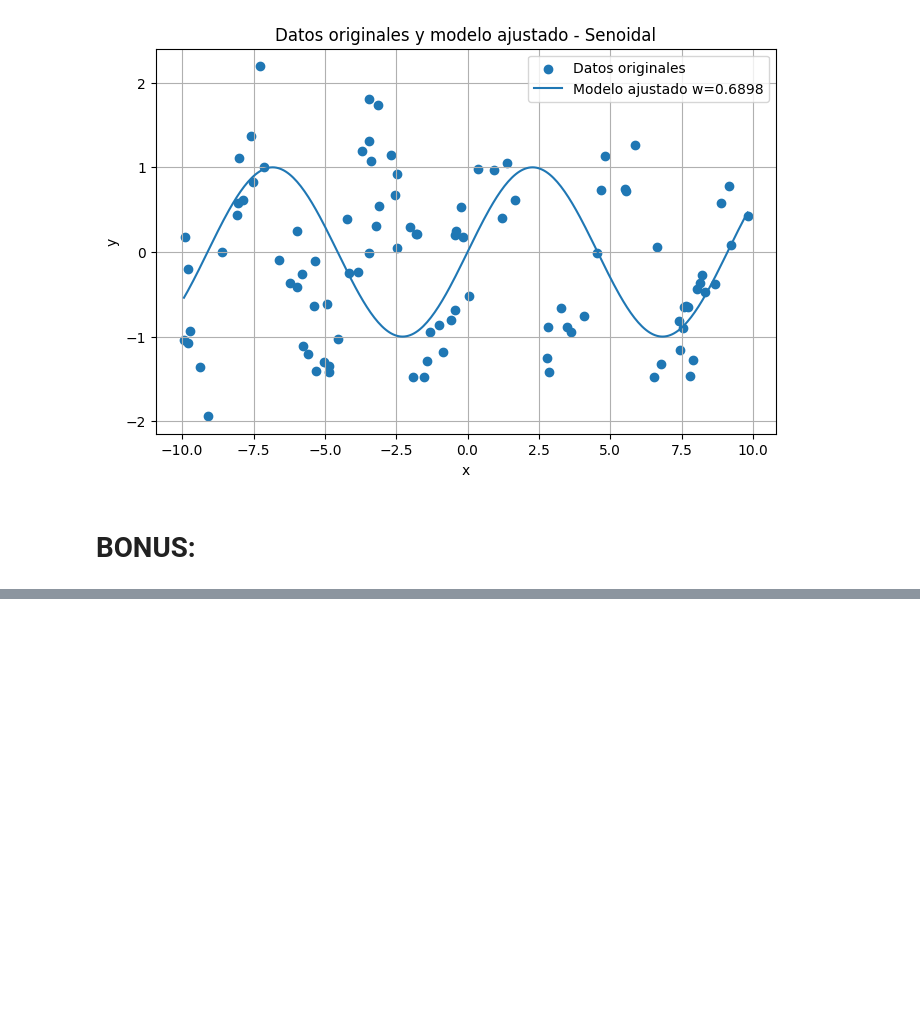
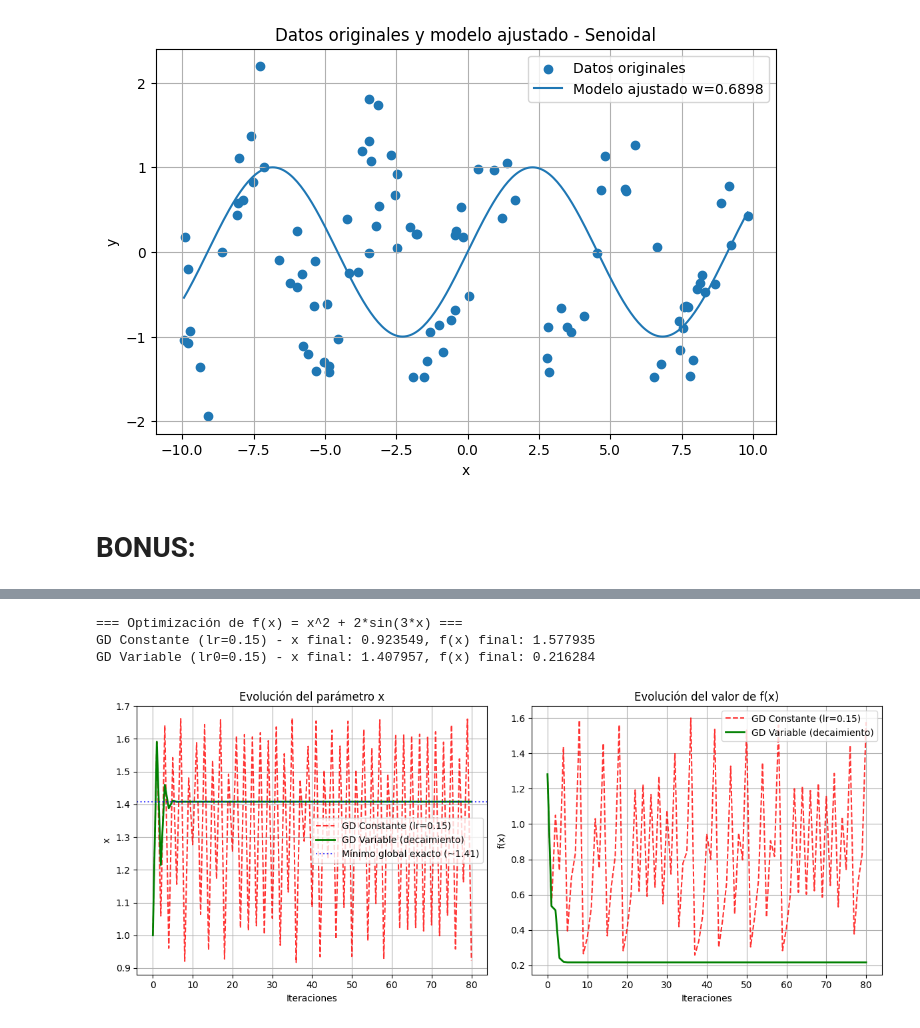
Before and after one commit to belenferreir/Calculo_tarea2, a Jupyter notebook: project.ipynb, the cells around one changed output, grey strips where cells are left out. Saved outputs shown, nothing was run; the diff lists cells and outputs as text; code cells hidden in the pictures; blank space fills up the shorter version.

Commit message:
bonus_completo

```diff
--- a/project.ipynb
+++ b/project.ipynb
@@ -263,0 +405,66 @@ for nombre, res in resultados.items():
+# %%
+# Implementación de GD con learning rate variable (decaimiento por raíz cuadrada)
+def descenso_gradiente_variable(f: Function, x0: float, lr0: float, max_iter: int = 100):
+    x_val = x0
+    df = f.derivative()
+    history = [x_val]
+    for k in range(max_iter):
+        # Programación de tasa de aprendizaje: decaimiento por raíz cuadrada
+        lr = lr0 / np.sqrt(k + 1)
+        grad = df.eval(x_val)
+        x_val = x_val - lr * grad
+        history.append(x_val)
+    return x_val, history
+
+# Parámetros del experimento
+x0_val = 1.0
+lr0_val = 0.15      # Una tasa de aprendizaje constante de 0.15 causa oscilaciones estables e impide la convergencia
+iteraciones = 80
+
+# 1. Ejecutar GD clásico con tasa constante (reutilizando la función con historial)
+x_const, hist_const = descenso_gradiente_con_historial(f, x0_val, lr0_val, max_iter=iteraciones, tol=1e-12)
+
+# 2. Ejecutar GD con tasa variable
+x_var, hist_var = descenso_gradiente_variable(f, x0_val, lr0_val, max_iter=iteraciones)
+
+# Evaluar el valor de la función de pérdida f(x) a lo largo de las iteraciones
+loss_const = [f.eval(val) for val in hist_const]
+loss_var = [f.eval(val) for val in hist_var]
+
+print("=== Optimización de f(x) = x^2 + 2*sin(3*x) ===")
+print(f"GD Constante (lr={lr0_val}) - x final: {x_const:.6f}, f(x) final: {loss_const[-1]:.6f}")
+print(f"GD Variable (lr0={lr0_val}) - x final: {x_var:.6f}, f(x) final: {loss_var[-1]:.6f}")
+print()
+
+# 3. Graficar comparación de trayectorias
+plt.figure(figsize=(12, 5))
+
+# Evolución del parámetro x
+plt.subplot(1, 2, 1)
+plt.plot(hist_const, label=f"GD Constante (lr={lr0_val})", color="red", linestyle="--", alpha=0.8)
+plt.plot(hist_var, label="GD Variable (decaimiento)", color="green", linewidth=2)
+plt.axhline(1.407957, color="blue", linestyle=":", alpha=0.7, label="Mínimo global exacto (~1.41)")
+plt.title("Evolución del parámetro x")
+plt.xlabel("Iteraciones")
+plt.ylabel("x")
+plt.legend()
+plt.grid(True)
+
+# Evolución de f(x)
+plt.subplot(1, 2, 2)
+plt.plot(loss_const, label=f"GD Constante (lr={lr0_val})", color="red", linestyle="--", alpha=0.8)
+plt.plot(loss_var, label="GD Variable (decaimiento)", color="green", linewidth=2)
+plt.title("Evolución del valor de f(x)")
+plt.xlabel("Iteraciones")
+plt.ylabel("f(x)")
+plt.legend()
+plt.grid(True)
+
+plt.tight_layout()
+plt.savefig("graficas/bonus_lr_variable.png", dpi=150, bbox_inches="tight")
+plt.show()
+# %% [output]
+=== Optimización de f(x) = x^2 + 2*sin(3*x) ===
+GD Constante (lr=0.15) - x final: 0.923549, f(x) final: 1.577935
+GD Variable (lr0=0.15) - x final: 1.407957, f(x) final: 0.216284
+[figure, added]
```
Also changed, not shown: parts of 3 cells of this notebook.
